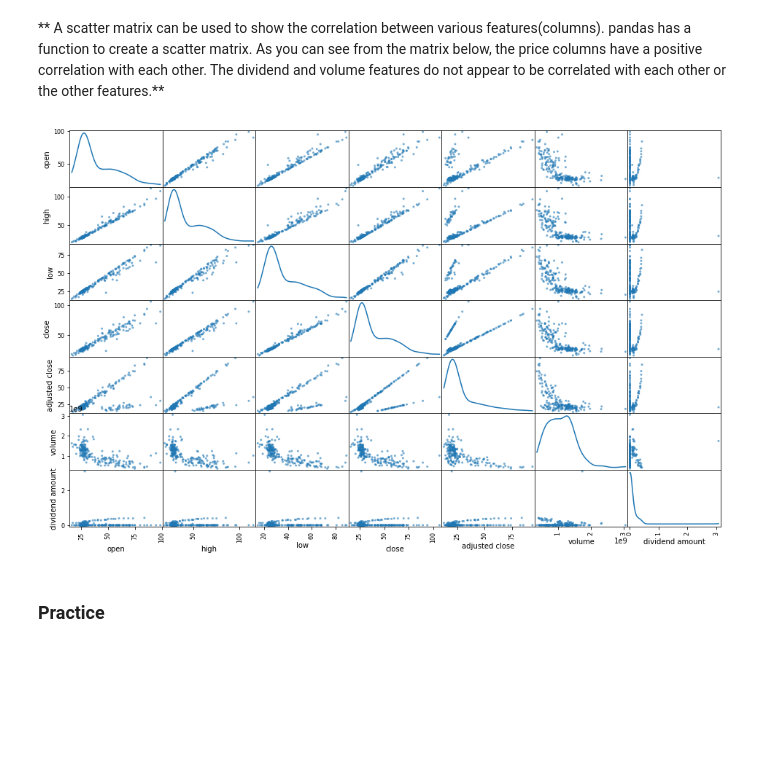
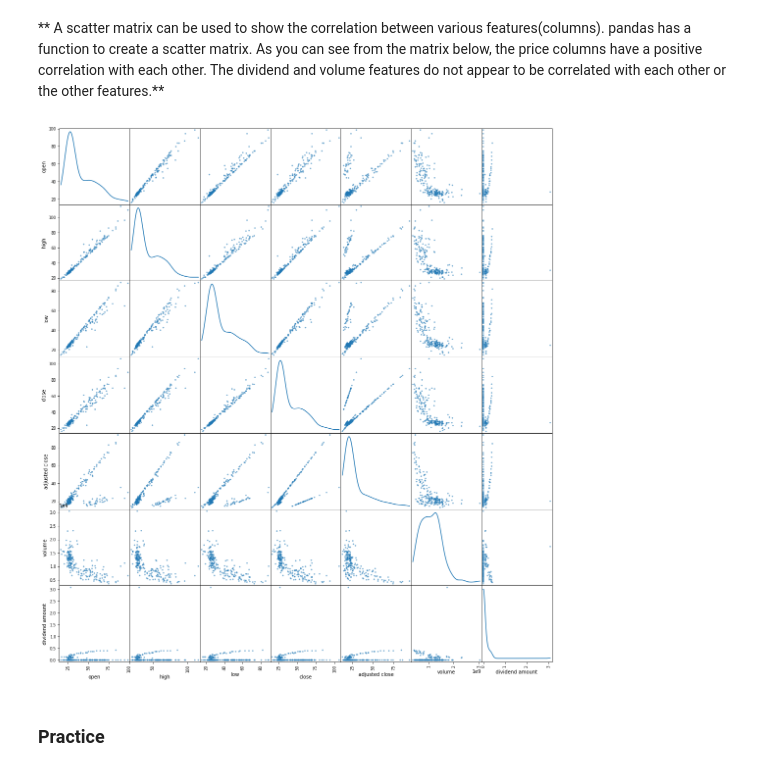
Before and after one commit to soft-eng-practicum/MLStocks, a Jupyter notebook: Section_06/Plotting.ipynb, the cells around one changed output. Drawn from its saved outputs; the diff is of its cells as text; code cells hidden in the pictures; blank space fills up the shorter version.

Commit message:
Fixed Azure Code

```diff
--- a/Section_06/Plotting.ipynb
+++ b/Section_06/Plotting.ipynb
@@ -180,16 +185,11 @@ two_stock.plot(rot = 45)
 # %% [markdown]
 ** A scatter matrix can be used to show the correlation between various features(columns). pandas has a function to create a scatter matrix. As you can see from the matrix below, the price columns have a positive correlation with each other. The dividend and volume features do not appear to be correlated with each other or the other features.**
 # %%
-#!pip install -U pandas==0.20.1  Uncomment this line if you are using azure and experiencing problems
-
-# Importing the scatter matrix function from pandas.plotting
-from pandas.plotting import scatter_matrix
-
-# Creates the scatter matric using the stock data data frame. Alpha correlates to the size of the points.
+# Creates the scatter matrix using the stock data data frame. Alpha correlates to the size of the points.
 # Figsize is the size of the individual figures.
-scatter_matrix(stock_data, alpha = 0.6, figsize = (16,10), diagonal = 'kde');
+pd.plotting.scatter_matrix(stock_data, diagonal='kde', alpha=0.6, figsize=(18, 20));
 # %% [output]
-[figure, old version]
+[figure, new version]
 # %% [markdown]
 ### Practice
 # %% [markdown]
```
Also changed, not shown: parts of 1 cell of this notebook.
